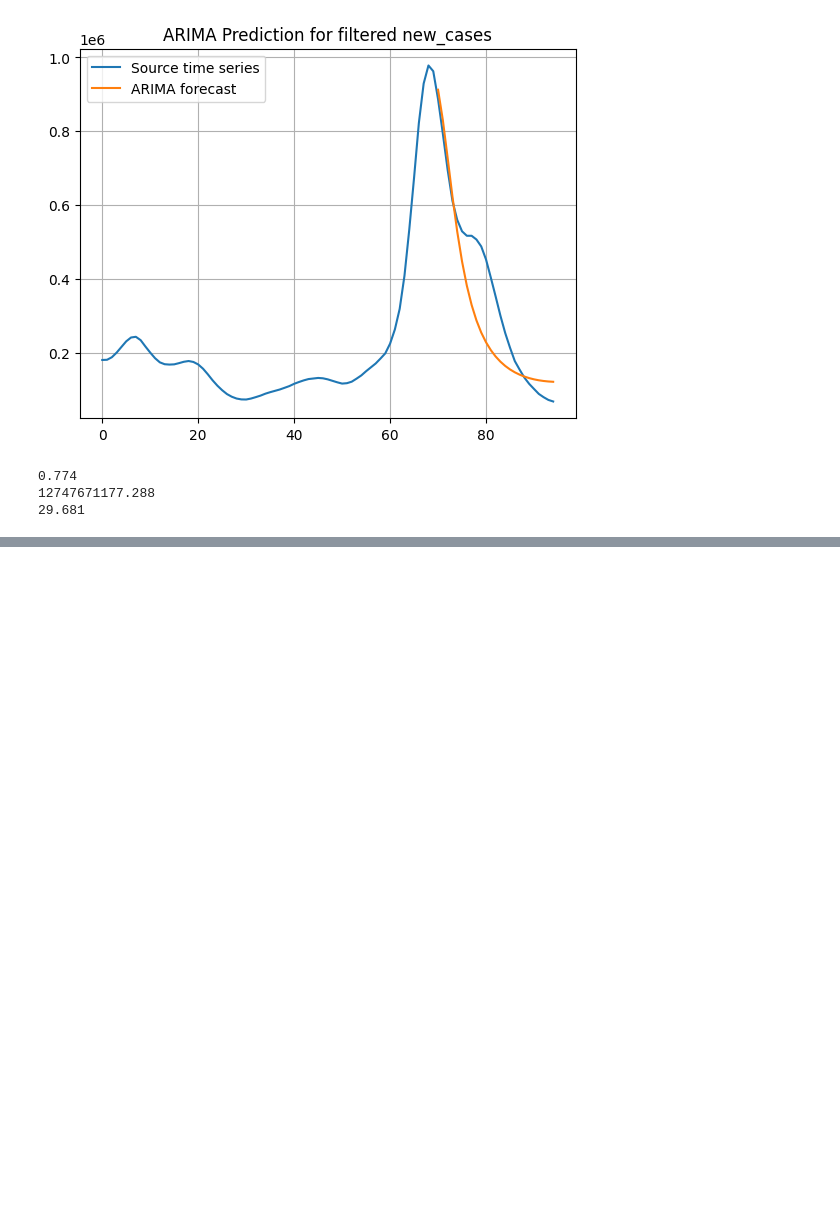
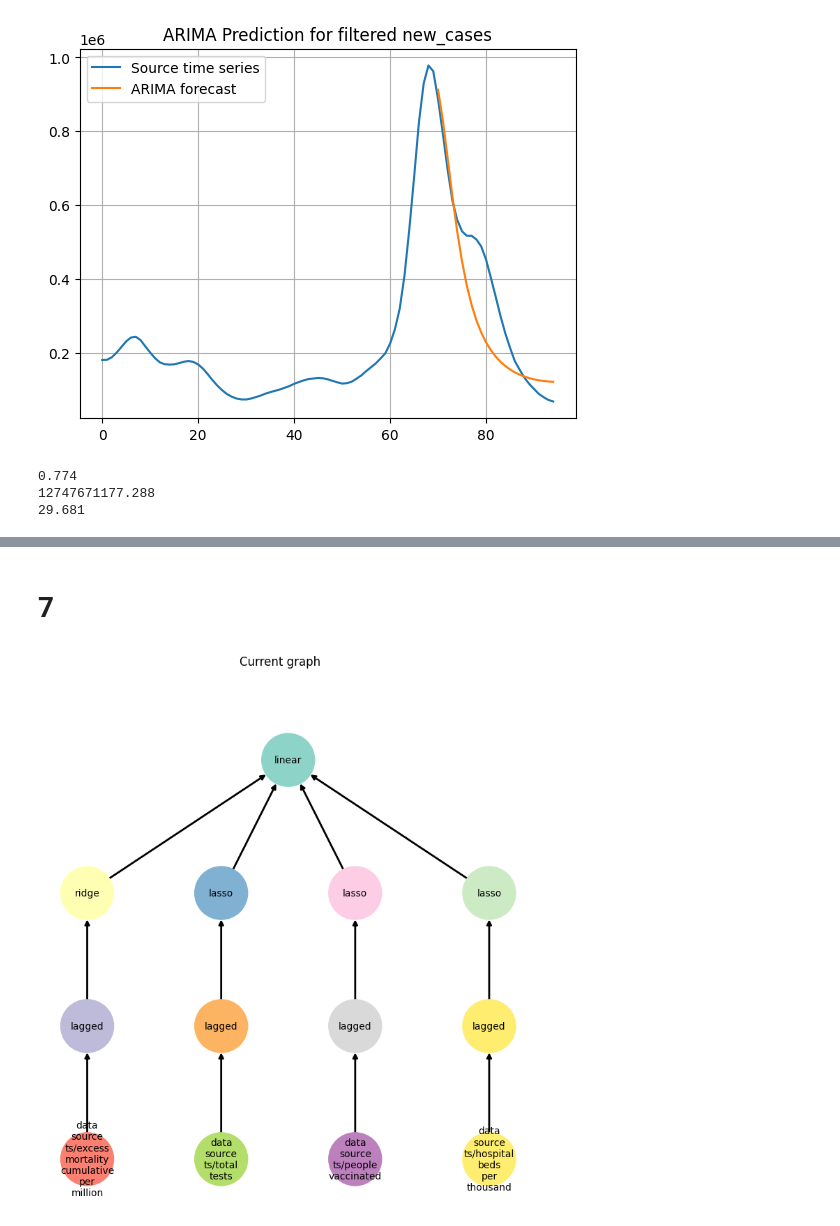
Before and after one commit to D3lph1/methods-and-models-for-multivariate-data-analysis, a Jupyter notebook: Lab 4/lab_4_notebook.ipynb, the cells around one changed output, grey strips where cells are left out. Drawn from its saved outputs; the diff is of its cells as text; code cells hidden in the pictures; blank space fills up the shorter version.

Commit message:
Add linear dynamic system code

```diff
--- a/Lab 4/lab_4_notebook.ipynb
+++ b/Lab 4/lab_4_notebook.ipynb
@@ -417,3 +415,15 @@ Trained operation is not actual because you are using new dataset for training.
 -1.919
 147657374.35
 18.783
+# %% [markdown]
+# 7
+# %%
+def wrap_into_input(forecast_length, feature_time_series, target_time_series):
+    task = Task(TaskTypesEnum.ts_forecasting,
+                TsForecastingParams(forecast_length=forecast_length))
+
+    input_data = InputData(idx=np.arange(0, len(target_time_series)),
+                           features=feature_time_series, target=target_time_series,
+                           task=task, data_type=DataTypesEnum.ts)
+
+    return input_data
@@ -419,0 +456,35 @@ Trained operation is not actual because you are using new dataset for training.
+# %%
+def create_multisource_pipeline(target, pred1, pred2, pred3):
+    node_source_1 = PrimaryNode(f'data_source_ts/{target}')
+    node_source_2 = PrimaryNode(f'data_source_ts/{pred1}')
+    node_source_3 = PrimaryNode(f'data_source_ts/{pred2}')
+    node_source_4 = PrimaryNode(f'data_source_ts/{pred3}')
+
+    node_lagged_1 = SecondaryNode('lagged', nodes_from=[node_source_1])
+    node_lagged_2 = SecondaryNode('lagged', nodes_from=[node_source_2])
+    node_lagged_3 = SecondaryNode('lagged', nodes_from=[node_source_3])
+    node_lagged_4 = SecondaryNode('lagged', nodes_from=[node_source_4])
+
+    node_ridge = SecondaryNode('ridge', nodes_from=[node_lagged_1])
+    node_lasso_2 = SecondaryNode('lasso', nodes_from=[node_lagged_2])
+    node_lasso_3 = SecondaryNode('lasso', nodes_from=[node_lagged_3])
+    node_lasso_4 = SecondaryNode('lasso', nodes_from=[node_lagged_4])
+
+    node_final = SecondaryNode('linear', nodes_from=[node_ridge, node_lasso_2, node_lasso_3, node_lasso_4])
+    pipeline = Pipeline(node_final)
+    return pipeline
+# %%
+forecast_length = 10
+target = 'excess_mortality_cumulative_per_million'
+pred1 = 'total_tests'
+pred2 = 'people_vaccinated'
+pred3 = 'hospital_beds_per_thousand'
+
+ts_1, ts_2, ts_3, ts_4, dataset = ts_create(target = target, pred1 = pred1, pred2 = pred2, pred3 = pred3, forecast_length = forecast_length)
+
+train, test = train_test_data_setup(dataset)
+
+pipeline = create_multisource_pipeline(target = target, pred1 = pred1, pred2 = pred2, pred3 = pred3)
+pipeline.show()
+# %% [output]
+[figure, added]
```
Also changed, not shown: parts of 7 cells of this notebook.
